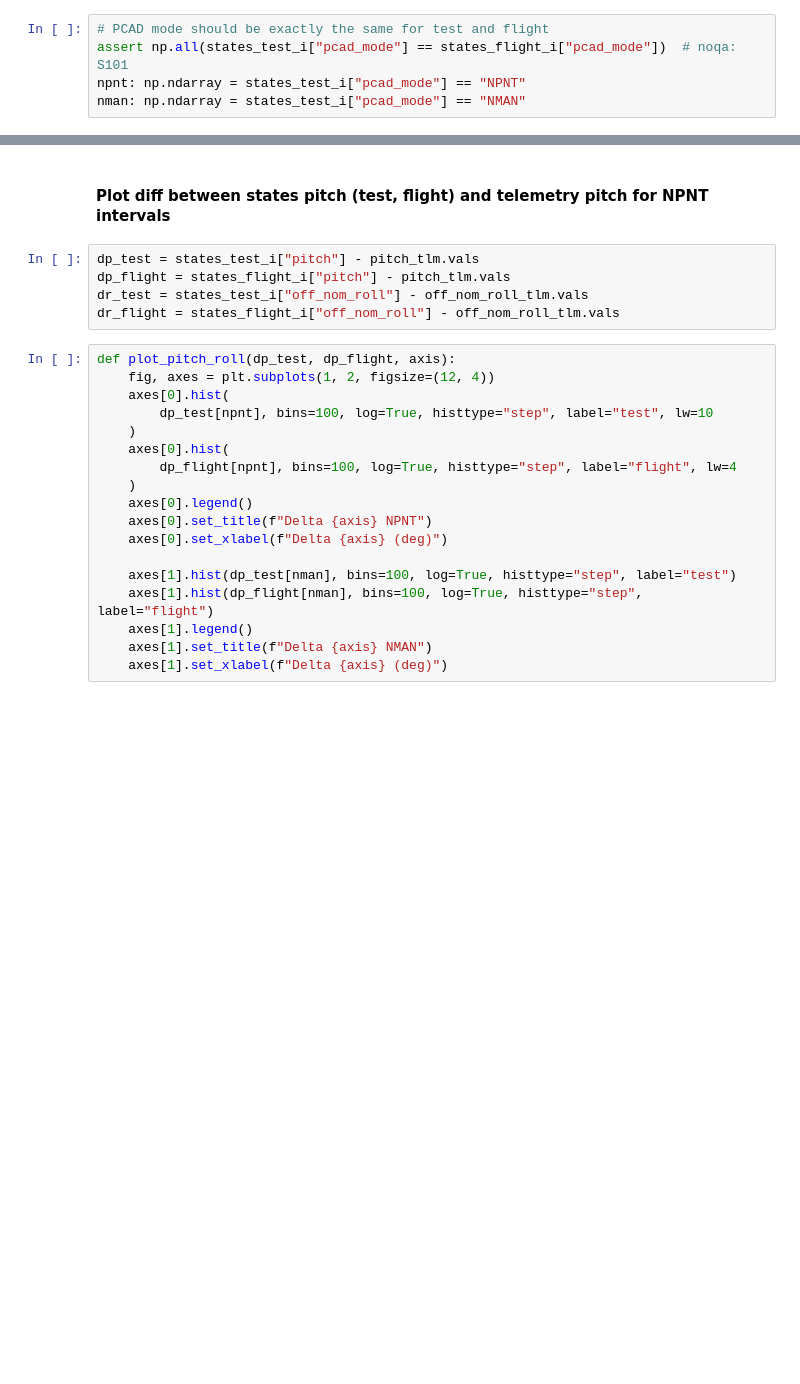
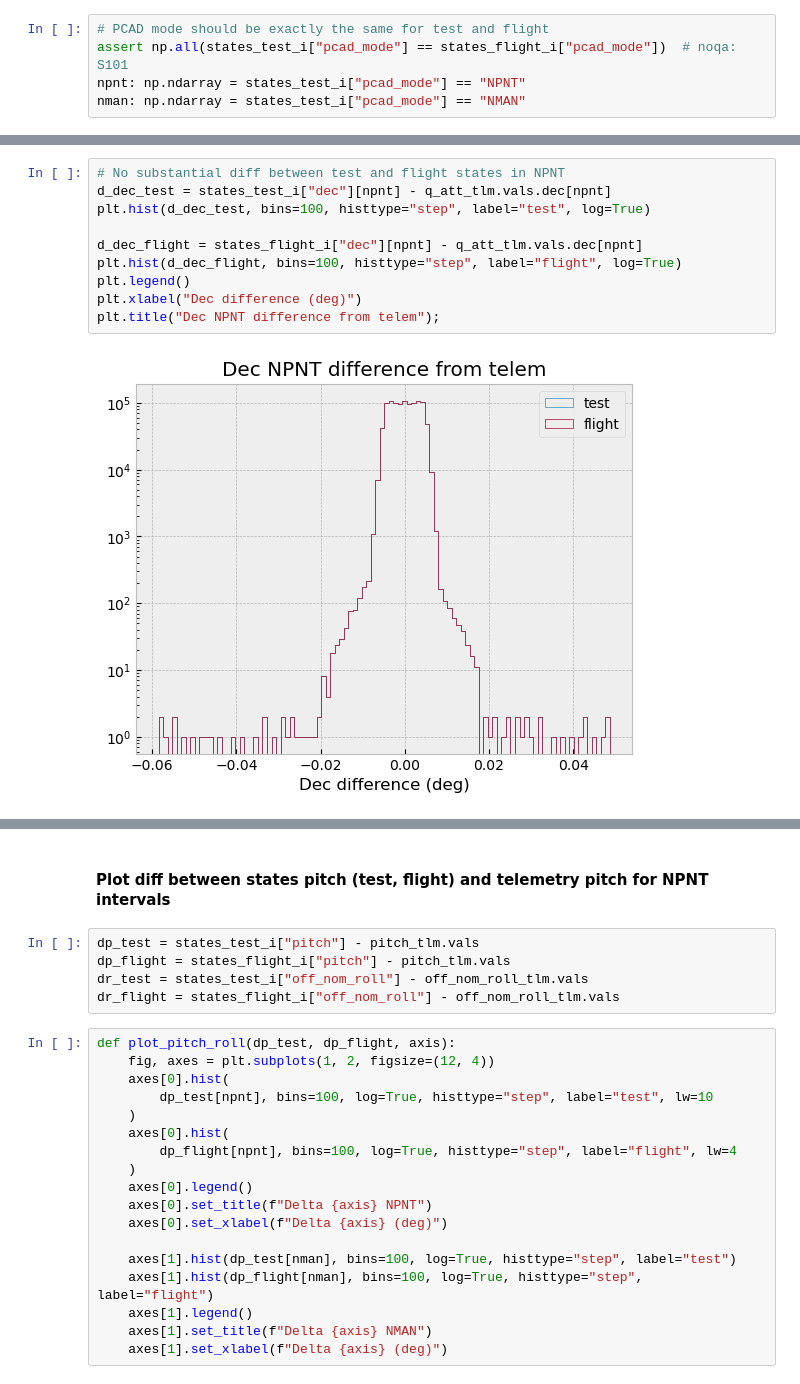
Before and after one commit to sot/kadi, a Jupyter notebook: validate/pr350-computed-states/compare-attitude-states.ipynb, the cells around one changed output, grey strips where cells are left out. Saved outputs shown, nothing was run; the diff lists cells and outputs as text; blank space fills up the shorter version.

```diff
--- a/validate/pr350-computed-states/compare-attitude-states.ipynb
+++ b/validate/pr350-computed-states/compare-attitude-states.ipynb
@@ -80,0 +116,12 @@ nman: np.ndarray = states_test_i["pcad_mode"] == "NMAN"
+# %%
+# No substantial diff between test and flight states in NPNT
+d_dec_test = states_test_i["dec"][npnt] - q_att_tlm.vals.dec[npnt]
+plt.hist(d_dec_test, bins=100, histtype="step", label="test", log=True)
+
+d_dec_flight = states_flight_i["dec"][npnt] - q_att_tlm.vals.dec[npnt]
+plt.hist(d_dec_flight, bins=100, histtype="step", label="flight", log=True)
+plt.legend()
+plt.xlabel("Dec difference (deg)")
+plt.title("Dec NPNT difference from telem");
+# %% [output]
+[figure, added]
```
Also changed, not shown: parts of 19 cells of this notebook.
